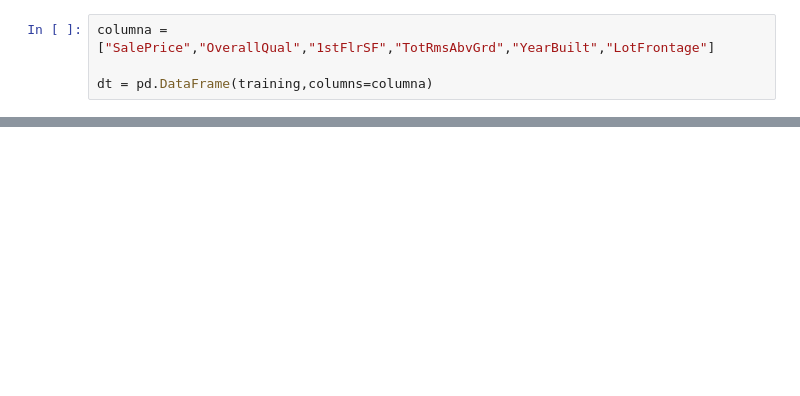
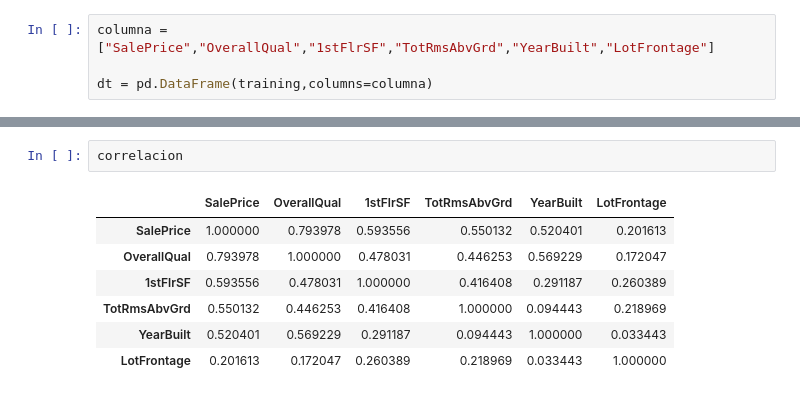
Before and after one commit to amartinez16/Galileo_2022, a Jupyter notebook: Proyecto.ipynb, the cells around one changed output, grey strips where cells are left out. Cells and saved outputs as stored; diff of their text form; blank space fills up the shorter version.

```diff
--- a/Proyecto.ipynb
+++ b/Proyecto.ipynb
@@ -67,0 +98,10 @@ def grafica_correlacion(filas, columnas,dato,correla):
+# %%
+correlacion
+# %% [output]
+|  | SalePrice | OverallQual | 1stFlrSF | TotRmsAbvGrd | YearBuilt | LotFrontage |
+| SalePrice | 1.000000 | 0.793978 | 0.593556 | 0.550132 | 0.520401 | 0.201613 |
+| OverallQual | 0.793978 | 1.000000 | 0.478031 | 0.446253 | 0.569229 | 0.172047 |
+| 1stFlrSF | 0.593556 | 0.478031 | 1.000000 | 0.416408 | 0.291187 | 0.260389 |
+| TotRmsAbvGrd | 0.550132 | 0.446253 | 0.416408 | 1.000000 | 0.094443 | 0.218969 |
+| YearBuilt | 0.520401 | 0.569229 | 0.291187 | 0.094443 | 1.000000 | 0.033443 |
+| LotFrontage | 0.201613 | 0.172047 | 0.260389 | 0.218969 | 0.033443 | 1.000000 |
```
Also changed, not shown: parts of 20 cells of this notebook.
